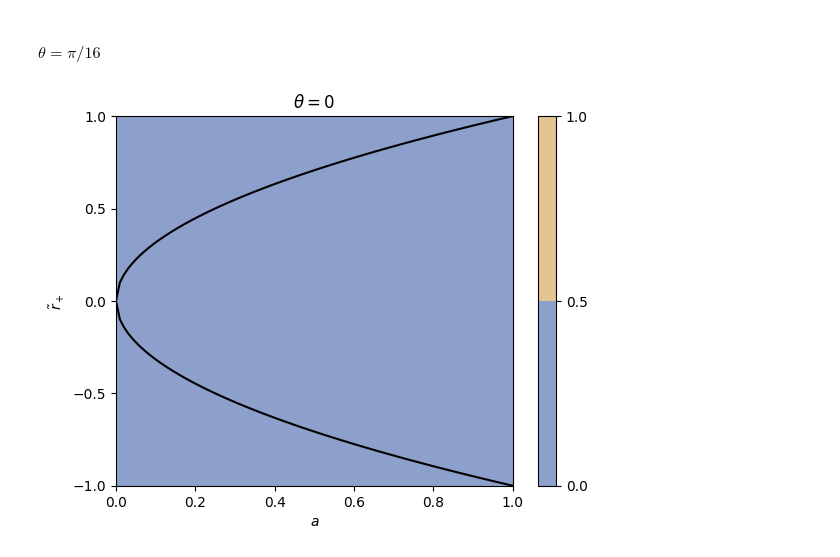
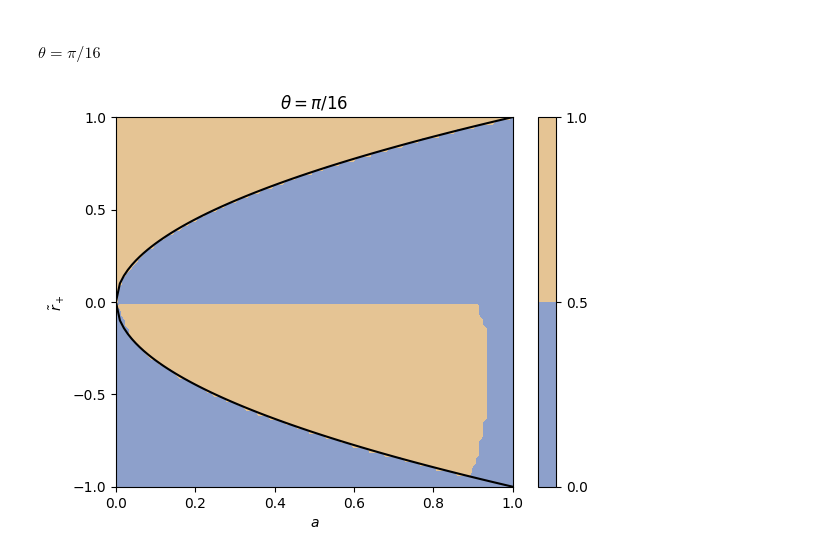
Before and after one commit to jchryssanthacopoulos/complex_spacetime_metrics, a Jupyter notebook: notebooks/complex_eigenvalues/ads4_charged_rotating_bh.ipynb, the cells around one changed output. Saved outputs shown, nothing was run; the diff lists cells and outputs as text; code cells hidden in the pictures.

Commit message:
Update complex eigenvalue analysis

```diff
--- a/notebooks/complex_eigenvalues/ads4_charged_rotating_bh.ipynb
+++ b/notebooks/complex_eigenvalues/ads4_charged_rotating_bh.ipynb
@@ -806,35 +808,48 @@ theta_val = np.pi / 16
 angle_1_map = np.zeros((num_r_tilde_evals,) + a_vals_grid.shape, dtype=float)
 angle_2_map = np.zeros((num_r_tilde_evals,) + a_vals_grid.shape, dtype=float)
 angle_3_map = np.zeros((num_r_tilde_evals,) + a_vals_grid.shape, dtype=float)
+is_real_pos_def_map = np.zeros((num_r_tilde_evals,) + a_vals_grid.shape, dtype=bool)
 
 with tqdm(total=np.prod(a_vals_grid.shape)) as pbar:
     for i in range(a_vals_grid.shape[0]):
         for j in range(a_vals_grid.shape[1]):
             # get angles as a function of r_tilde for given parameter values
-            angle_1, angle_2, angle_3 = cond_sym(theta_val, r_tilde_plus_vals_grid[i, j], a_vals_grid[i, j])
+            angle_1, angle_2, angle_3, vals_dict = cond_sym(theta_val, r_tilde_plus_vals_grid[i, j], a_vals_grid[i, j])
+
             for k, r_tilde_mult in enumerate(r_tilde_multiplers):
                 r_tilde_val = r_tilde_plus_vals_grid[i, j] + r_tilde_mult * np.abs(r_tilde_plus_vals_grid[i, j])
+
                 angle_1_map[k, i, j] = angle_1.subs({r_tilde: r_tilde_val}).evalf()
                 angle_2_map[k, i, j] = angle_2.subs({r_tilde: r_tilde_val}).evalf()
                 angle_3_map[k, i, j] = angle_3.subs({r_tilde: r_tilde_val}).evalf()
+
+                # check if real part is positive definite
+                A_val_k = vals_dict[A].subs({r_tilde: r_tilde_val}).evalf()
+                E_val_k = vals_dict[E].subs({r_tilde: r_tilde_val}).evalf()
+                is_real_pos_def_map[k, i, j] = (
+                    A_val_k > 0 and E_val_k > 0 and vals_dict[G].subs({r_tilde: r_tilde_val}).evalf() > 0 and
+                    (A_val_k * E_val_k > vals_dict[C].subs({r_tilde: r_tilde_val}).evalf() ** 2)
+                )
+
             pbar.update(1)
 
 angle_1_maps[theta_val] = angle_1_map
 angle_2_maps[theta_val] = angle_2_map
 angle_3_maps[theta_val] = angle_3_map
+is_real_pos_def_maps[theta_val] = is_real_pos_def_map
 # %%
 cond_all_r_tilde = np.all(angle_1_maps[theta_val] + angle_2_maps[theta_val] + angle_3_maps[theta_val] < np.pi - 1e-10, axis=0)
 # %%
-plt.contourf(a_vals_grid, r_tilde_plus_vals_grid, cond_all_r_tilde, cmap='Set2')
+plt.contourf(a_vals_grid, r_tilde_plus_vals_grid, np.logical_and(np.all(is_real_pos_def_maps[theta_val], axis=0), cond_all_r_tilde), cmap='Set2')
 plt.plot(a_vals, [sympy.sqrt(a_val) for a_val in a_vals], 'k-')
 plt.plot(a_vals, [-sympy.sqrt(a_val) for a_val in a_vals], 'k-')
 plt.xlabel("$a$")
 plt.ylabel("$\\tilde{r}_+$")
 plt.xlim([0, 1])
 plt.ylim([-1, 1])
 plt.yticks([-1, -0.5, 0, 0.5, 1])
 plt.colorbar()
-plt.title('$\\theta = 0$')
-plt.savefig('../../figures/complex_eigenvalues_cond_pi_0.pdf', bbox_inches='tight', dpi=300);
+plt.title('$\\theta = \pi/16$')
+plt.savefig('../../figures/complex_eigenvalues_cond_pi_16.pdf', bbox_inches='tight', dpi=300);
 # %% [output]
-[figure, old version]
+[figure, new version]
```
Also changed, not shown: parts of 3 cells of this notebook, 5 other files.
